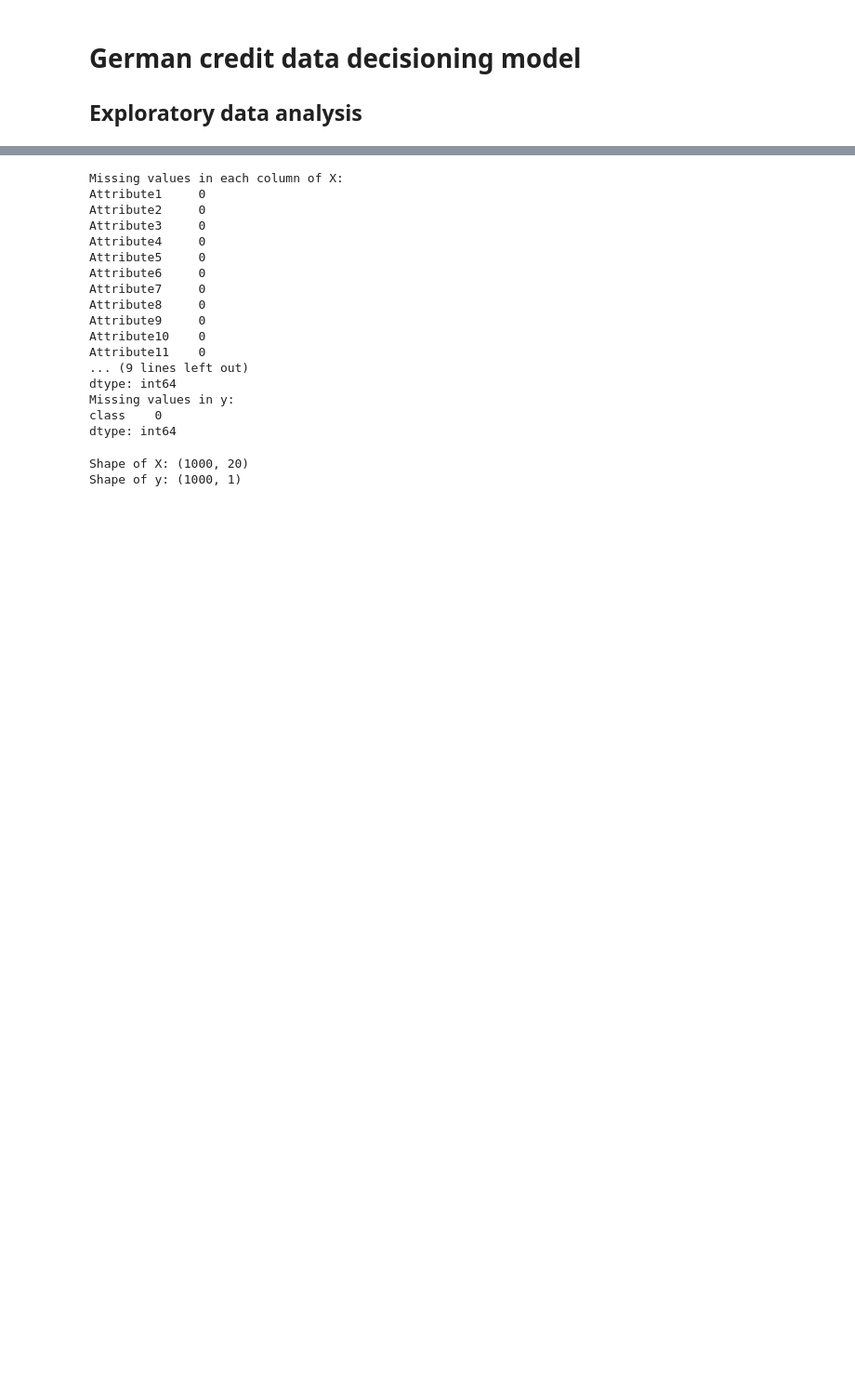
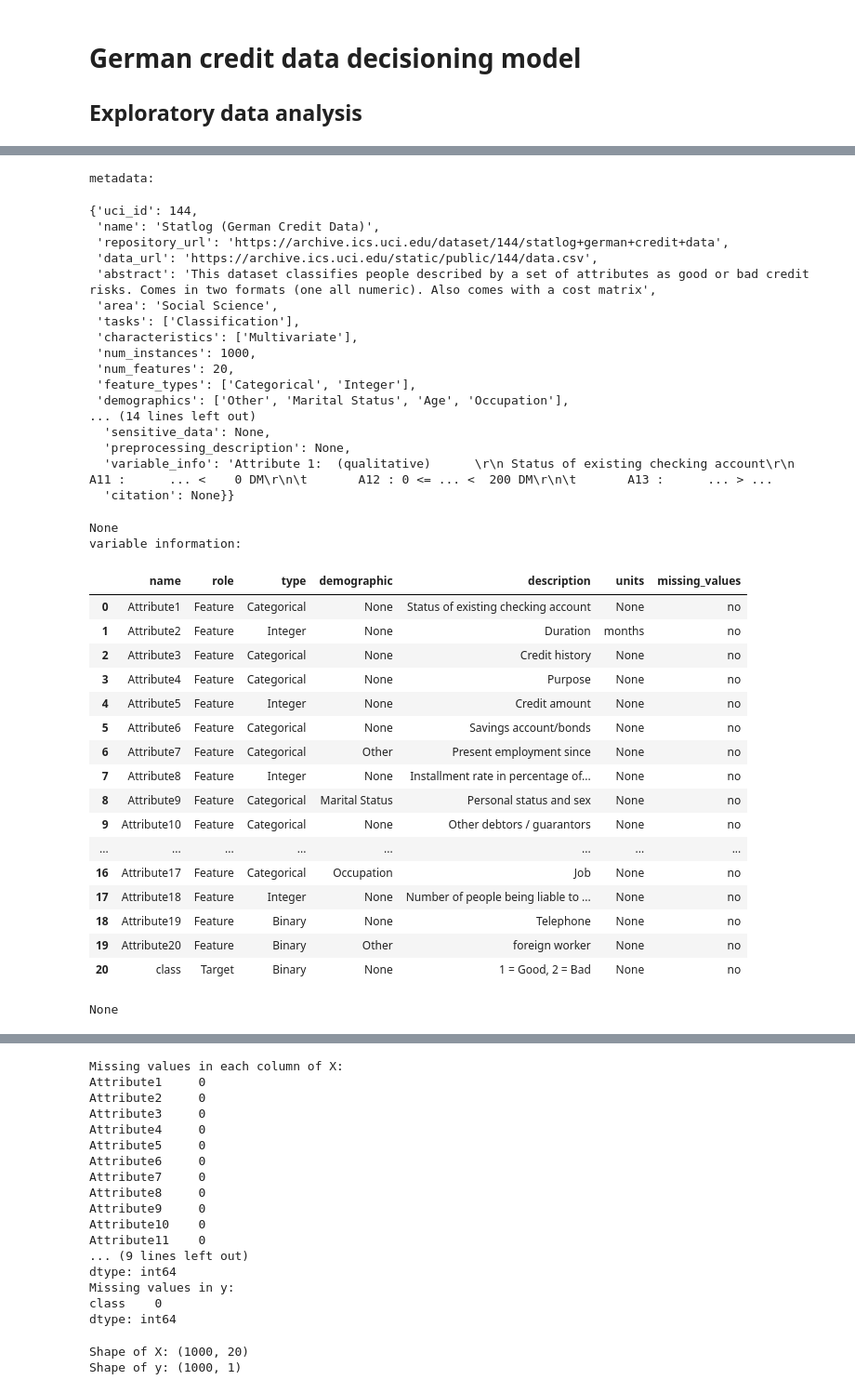
Before and after one commit to willwilkins/Credit-decisioning-model-Logreg, a Jupyter notebook: Exploratory data analysis.ipynb, the cells around one changed output, grey strips where cells are left out. Shown at 93% size. Saved outputs shown, nothing was run; the diff lists cells and outputs as text; code cells hidden in the pictures; blank space fills up the shorter version.

```diff
--- a/Exploratory data analysis.ipynb
+++ b/Exploratory data analysis.ipynb
@@ -41,0 +11,53 @@ variable info:
+# %%
+# fetch dataset
+statlog_german_credit_data = fetch_ucirepo(id=144)
+
+metadata = statlog_german_credit_data.metadata
+variable_info = statlog_german_credit_data.variables
+
+# metadata
+print("metadata:\n")
+print(display(metadata))
+
+# variable information
+print("variable information:\n")
+print(display(variable_info))
+# %% [output]
+metadata:
+{'uci_id': 144,
+ 'name': 'Statlog (German Credit Data)',
+ 'repository_url': 'https://archive.ics.uci.edu/dataset/144/statlog+german+credit+data',
+ 'data_url': 'https://archive.ics.uci.edu/static/public/144/data.csv',
+ 'abstract': 'This dataset classifies people described by a set of attributes as good or bad credit risks. Comes in two formats (one all numeric). Also comes with a cost matrix',
+ 'area': 'Social Science',
+ 'tasks': ['Classification'],
+ 'characteristics': ['Multivariate'],
+ 'num_instances': 1000,
+ 'num_features': 20,
+ 'feature_types': ['Categorical', 'Integer'],
+ 'demographics': ['Other', 'Marital Status', 'Age', 'Occupation'],
+... (14 lines left out)
+  'sensitive_data': None,
+  'preprocessing_description': None,
+  'variable_info': 'Attribute 1:  (qualitative)      \r\n Status of existing checking account\r\n             A11 :      ... <    0 DM\r\n\t       A12 : 0 <= ... <  200 DM\r\n\t       A13 :      ... > ...
+  'citation': None}}
+None
+variable information:
+|  | name | role | type | demographic | description | units | missing_values |
+| 0 | Attribute1 | Feature | Categorical | None | Status of existing checking account | None | no |
+| 1 | Attribute2 | Feature | Integer | None | Duration | months | no |
+| 2 | Attribute3 | Feature | Categorical | None | Credit history | None | no |
+| 3 | Attribute4 | Feature | Categorical | None | Purpose | None | no |
+| 4 | Attribute5 | Feature | Integer | None | Credit amount | None | no |
+| 5 | Attribute6 | Feature | Categorical | None | Savings account/bonds | None | no |
+| 6 | Attribute7 | Feature | Categorical | Other | Present employment since | None | no |
+| 7 | Attribute8 | Feature | Integer | None | Installment rate in percentage of... | None | no |
+| 8 | Attribute9 | Feature | Categorical | Marital Status | Personal status and sex | None | no |
+| 9 | Attribute10 | Feature | Categorical | None | Other debtors / guarantors | None | no |
+| ... | ... | ... | ... | ... | ... | ... | ... |
+| 16 | Attribute17 | Feature | Categorical | Occupation | Job | None | no |
+| 17 | Attribute18 | Feature | Integer | None | Number of people being liable to ... | None | no |
+| 18 | Attribute19 | Feature | Binary | None | Telephone | None | no |
+| 19 | Attribute20 | Feature | Binary | Other | foreign worker | None | no |
+| 20 | class | Target | Binary | None | 1 = Good, 2 = Bad | None | no |
+None
```
Also changed, not shown: parts of 25 cells of this notebook.
